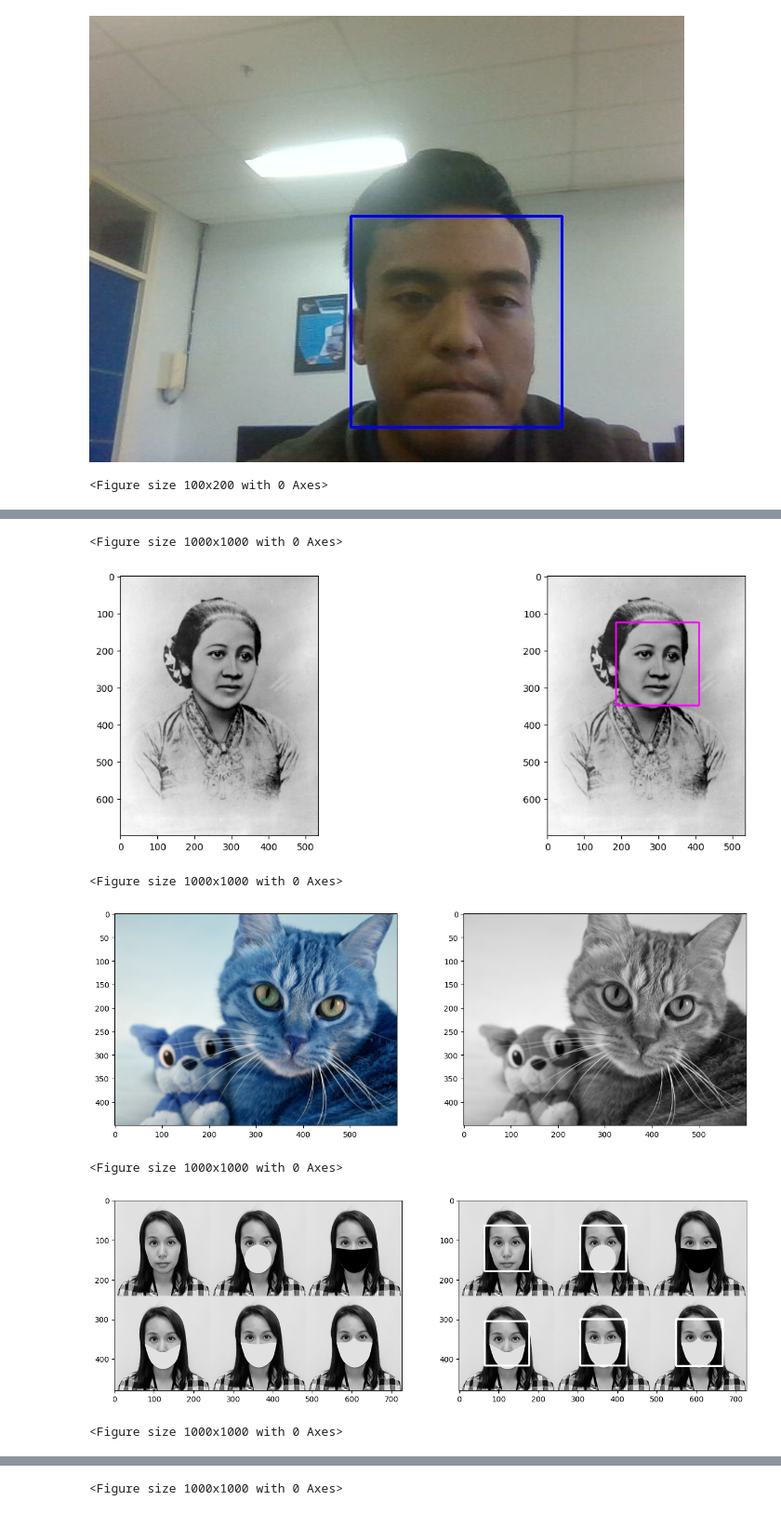
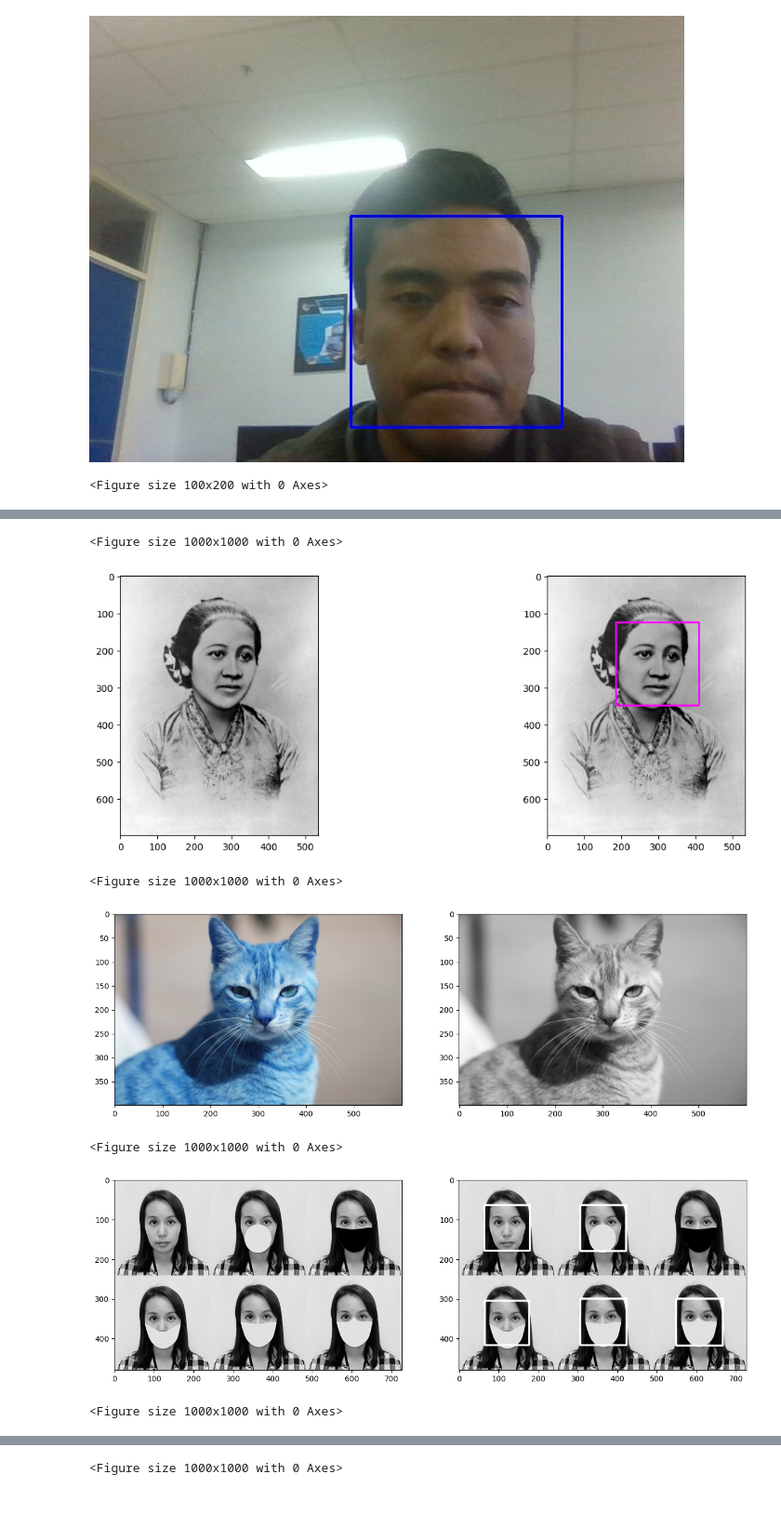
Before and after one commit to afipolinema/PCVK_Genap_2021, a Jupyter notebook: Week12.ipynb, the cells around one changed output, grey strips where cells are left out. Shown at 93% size. Drawn from its saved outputs; the diff is of its cells as text; code cells hidden in the pictures.

```diff
--- a/Week12.ipynb
+++ b/Week12.ipynb
@@ -129,10 +131,10 @@ plt.subplot(122),plt.imshow(cv.cvtColor(kartini, cv.COLOR_BGR2RGB))
 axarr[1].imshow(cv.cvtColor(kartini, cv.COLOR_BGR2RGB))
 plt.show()
 
-kucing = cv.imread('/content/drive/MyDrive/Week12/kucing2.jpg')
-kucing1 = cv.imread('/content/drive/MyDrive/Week12/kucing2.jpg')
+kucing = cv.imread('/content/drive/MyDrive/Week12/mycat.jpg')
+kucing1 = cv.imread('/content/drive/MyDrive/Week12/mycat.jpg')
 
-kucing_ori = cv.cvtColor(kucing, cv.COLOR_BGR2GRAY)
+kucing_ori = cv.cvtColor(kucing, cv.COLOR_RGB2GRAY)
 kucing2= cv.cvtColor(kucing1, cv.COLOR_BGR2GRAY)
 
 
@@ -163,34 +165,34 @@ jordan = cv.imread('/content/drive/MyDrive/Week12/mjordan.jpg',0)
 jordan1 = cv.imread('/content/drive/MyDrive/Week12/mjordan.jpg',0)
 
 roi_wajah = cascade_wajah.detectMultiScale(jordan1)
 for(x,y,w,h) in roi_wajah:
  cv.rectangle(jordan1,(x,y),(x+w,y+h),(255,0,255),3)
 plt.figure(figsize = (10,10))
 
 f, axarr = plt. subplots(1,2,figsize=(15,5))
 plt.subplot(121),plt.imshow(jordan, cmap='gray')
 plt.subplot(122),plt.imshow(jordan1, cmap='gray')
 plt.show()
 
 fotbar = cv.imread('/content/drive/MyDrive/Week12/solvayconf.jpg',0)
 fotbar1 = cv.imread('/content/drive/MyDrive/Week12/solvayconf.jpg',0)
 
 roi_wajah = cascade_wajah.detectMultiScale(fotbar1)
 for(x,y,w,h) in roi_wajah:
  cv.rectangle(fotbar1,(x,y),(x+w,y+h),(255,0,255),3)
 plt.figure(figsize = (10,10))
 
 f, axarr = plt. subplots(1,2,figsize=(15,5))
 plt.subplot(121),plt.imshow(fotbar, cmap='gray')
 plt.subplot(122),plt.imshow(fotbar1, cmap='gray')
 plt.show()
 # %% [output]
 <Figure size 100x200 with 0 Axes>
 [figure]
 <Figure size 1000x1000 with 0 Axes>
 [figure]
 <Figure size 1000x1000 with 0 Axes>
-[figure, old version]
+[figure, new version]
 <Figure size 1000x1000 with 0 Axes>
 [figure]
 <Figure size 1000x1000 with 0 Axes>
```
Also changed, not shown: parts of 5 cells of this notebook.
